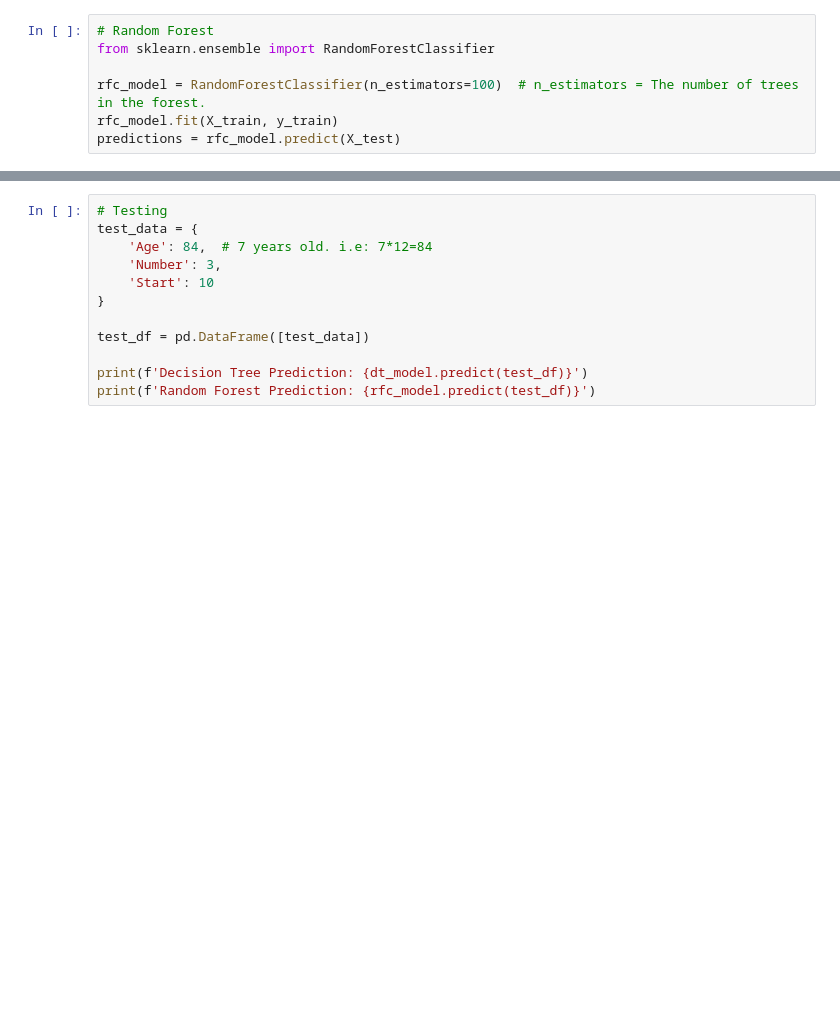
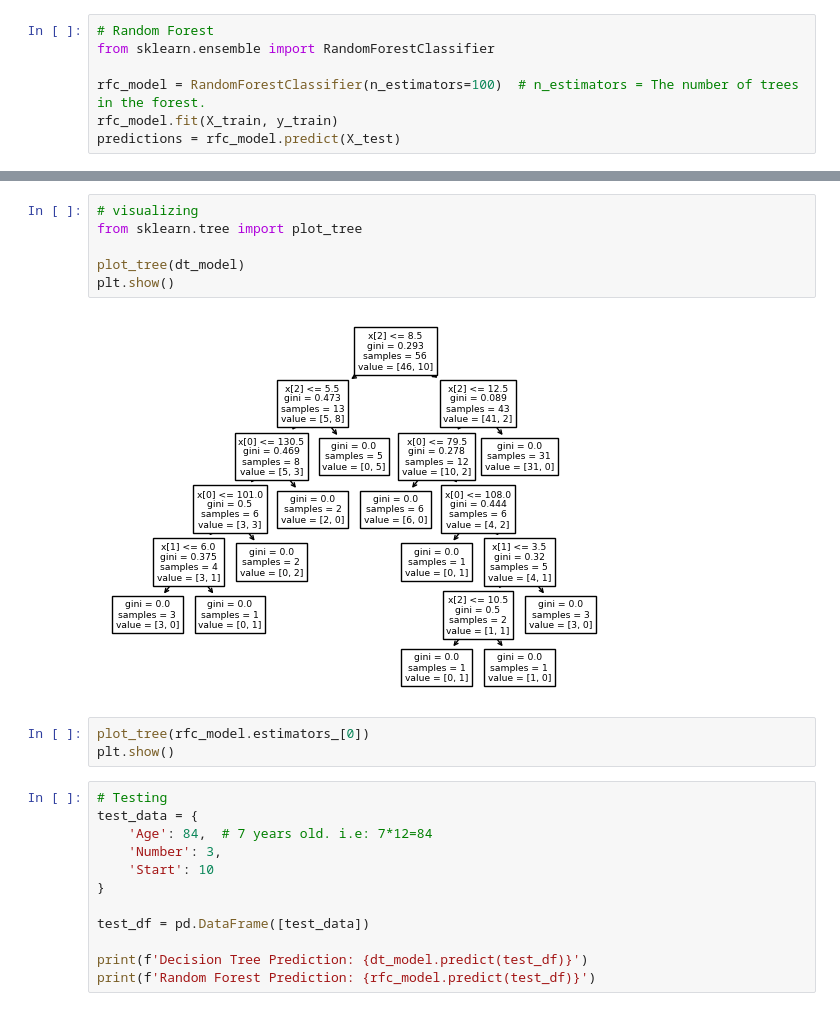
Before and after one commit to joharkhan99/Data-Science-Crash-Course, a Jupyter notebook: Decision Trees and Random Forests/RandomForest_DecisionTree.ipynb, the cells around one changed output, grey strips where cells are left out. Saved outputs shown, nothing was run; the diff lists cells and outputs as text; blank space fills up the shorter version.

Commit message:
visualized RandomForest and DecisionTree

```diff
--- a/Decision Trees and Random Forests/RandomForest_DecisionTree.ipynb
+++ b/Decision Trees and Random Forests/RandomForest_DecisionTree.ipynb
@@ -115,3 +115,14 @@ weighted avg       0.82      0.84      0.82        25
+# %%
+# visualizing
+from sklearn.tree import plot_tree
+
+plot_tree(dt_model)
+plt.show()
+# %% [output]
+[figure, added]
+# %%
+plot_tree(rfc_model.estimators_[0])
+plt.show()
 # %%
 # Testing
 test_data = {
```
Also changed, not shown: parts of 4 cells of this notebook.
